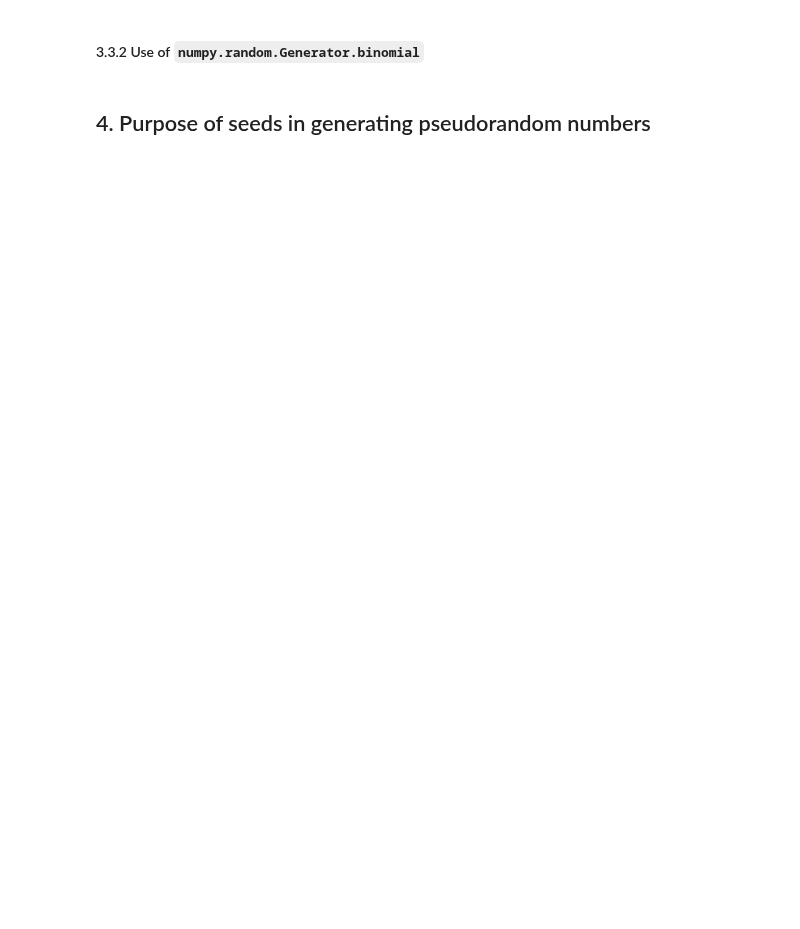
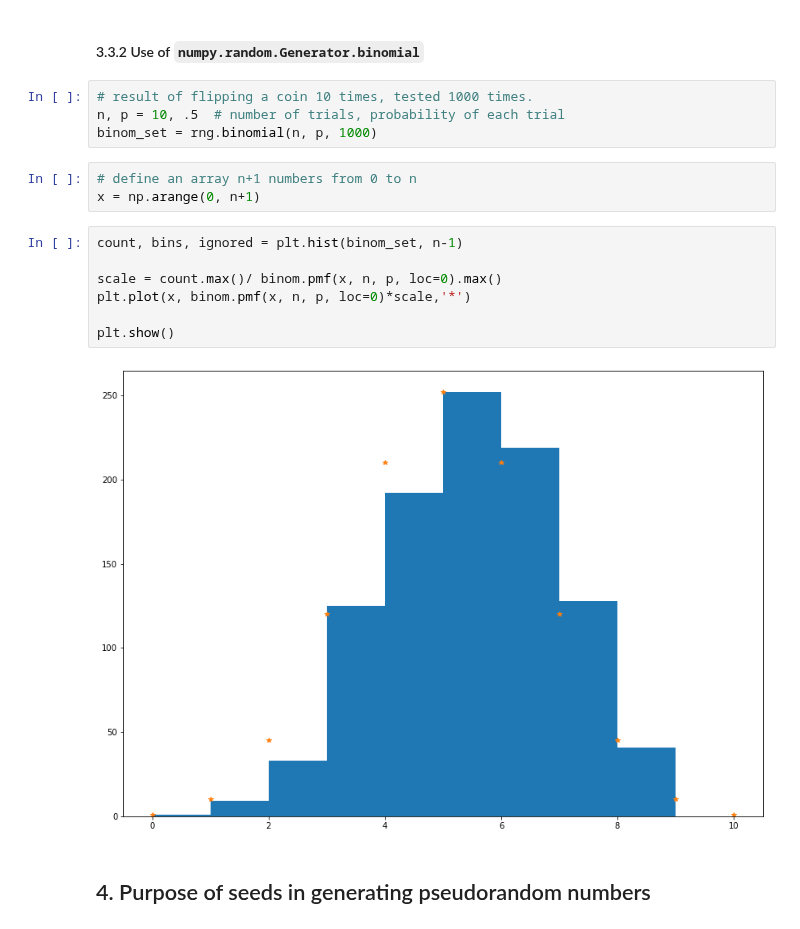
Before and after one commit to przemekbil/PfDA_2021, a Jupyter notebook: Assignments/Assignment.ipynb, the cells around one changed output. Saved outputs shown, nothing was run; the diff lists cells and outputs as text; blank space fills up the shorter version.

Commit message:
Binomial distr continued

```diff
--- a/Assignments/Assignment.ipynb
+++ b/Assignments/Assignment.ipynb
@@ -252,6 +260,22 @@ Binomial distribution is used in calculating the probability of the outcome of a
 # %% [markdown]
 <a id="par3.3.2"></a>
 #### 3.3.2 Use of ``numpy.random.Generator.binomial``
+# %%
+# result of flipping a coin 10 times, tested 1000 times.
+n, p = 10, .5  # number of trials, probability of each trial
+binom_set = rng.binomial(n, p, 1000)
+# %%
+# define an array n+1 numbers from 0 to n
+x = np.arange(0, n+1)
+# %%
+count, bins, ignored = plt.hist(binom_set, n-1)
+
+scale = count.max()/ binom.pmf(x, n, p, loc=0).max()
+plt.plot(x, binom.pmf(x, n, p, loc=0)*scale,'*')
+
+plt.show()
+# %% [output]
+[figure, added]
 # %% [markdown]
 <a id="par4"></a>
 ## 4. Purpose of seeds in generating pseudorandom numbers
```
Also changed, not shown: parts of 7 cells of this notebook.
